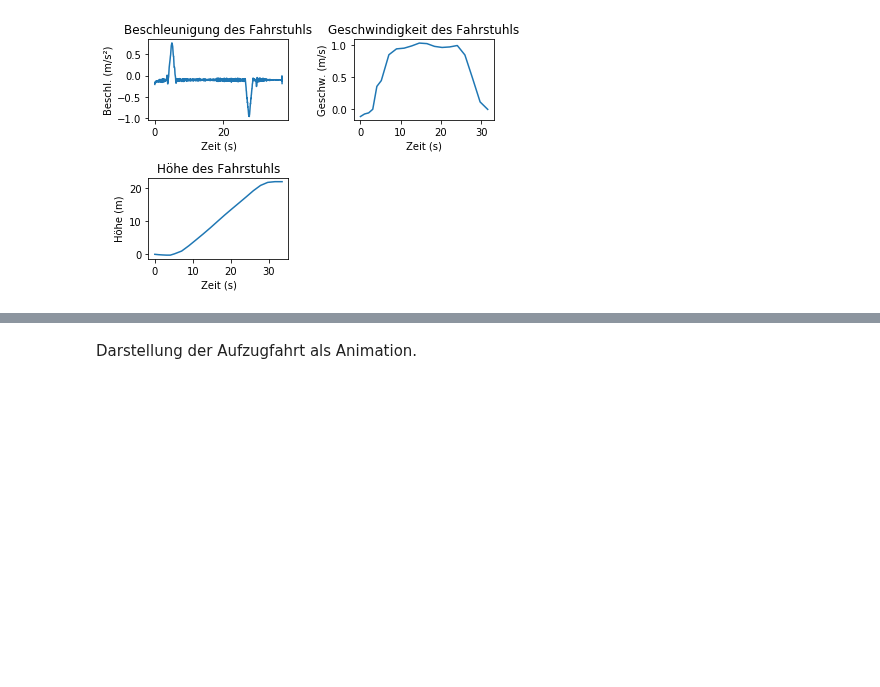
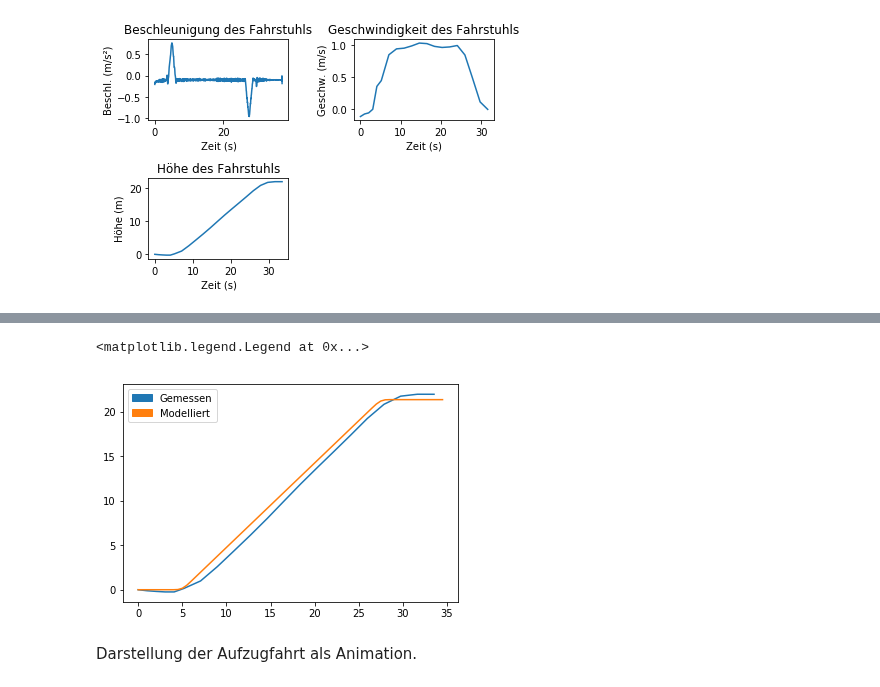
Before and after one commit to darenegade/modellbildung, a Jupyter notebook: Abgabe1/Abgabe1.ipynb, the cells around one changed output, grey strips where cells are left out. Cells and saved outputs as stored; diff of their text form; code cells hidden in the pictures; blank space fills up the shorter version.

```diff
--- a/Abgabe1/Abgabe1.ipynb
+++ b/Abgabe1/Abgabe1.ipynb
@@ -55,2 +78,16 @@ plt.plot(range(0,40), [ S(x) for x in range(0,40) ])
+# %%
+plt.plot(pvData['Time (s)'], pvData['Height (m)'], color='C0')
+
+s_model = lambda t: integrate.quad(v_model, 0, t, full_output=True)[0]
+
+#Takes up to 60 Sec
+plt.plot(np.arange(0, 35, 0.5), [s_model(x) for x in np.arange(0, 35, 0.5)], color='C1')
+
+red_patch = mpatches.Patch(color='C0', label='Gemessen')
+blue_patch = mpatches.Patch(color='C1', label='Modelliert')
+plt.legend(handles=[red_patch, blue_patch])
+# %% [output]
+<matplotlib.legend.Legend at 0x...>
+[figure, added]
 # %% [markdown]
 Darstellung der Aufzugfahrt als Animation.
```
Also changed, not shown: parts of 8 cells of this notebook.
